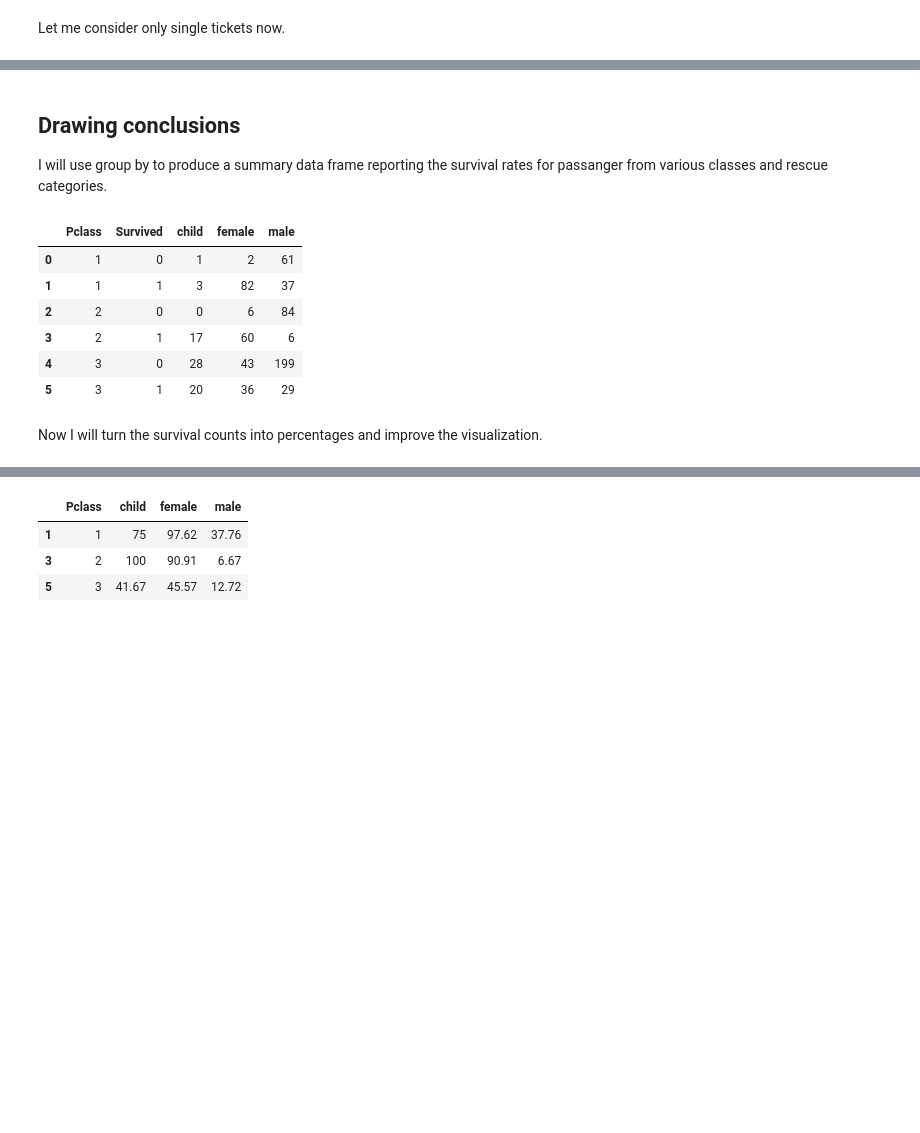
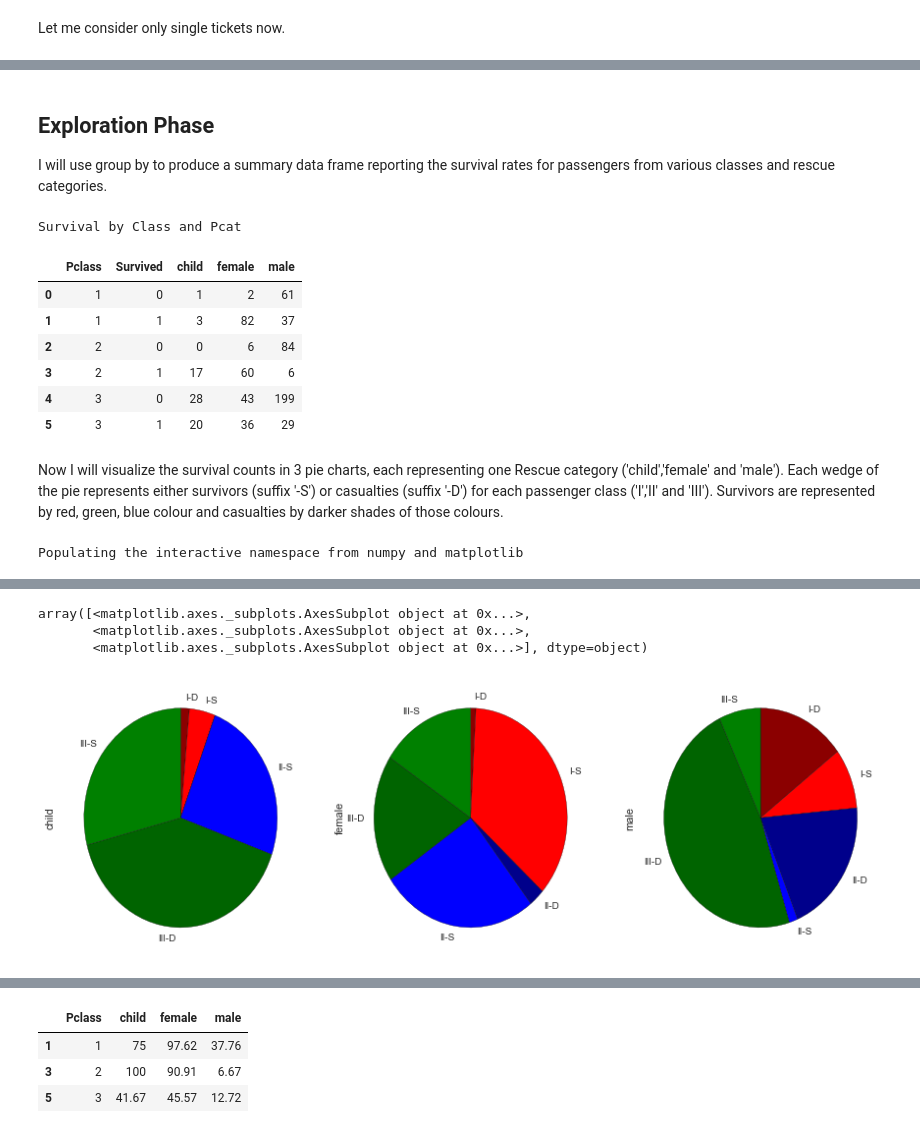
Before and after one commit to popolvar/udacity-dand-P2-titanic, a Jupyter notebook: Konecny P2 - Titanic.ipynb, the cells around one changed output, grey strips where cells are left out. Drawn from its saved outputs; the diff is of its cells as text; code cells hidden in the pictures; blank space fills up the shorter version.

```diff
--- a/Konecny P2 - Titanic.ipynb
+++ b/Konecny P2 - Titanic.ipynb
@@ -420,13 +426,13 @@ passangers_df_age = passangers_df_age.apply(set_child,axis =1)
 # %% [markdown]
-## Drawing conclusions
+## Exploration Phase
 
-I will use group by to produce a summary data frame reporting the survival rates for passanger from various classes and rescue categories.
+I will use group by to produce a summary data frame reporting the survival rates for passengers from various classes and rescue categories.
 # %%
-def get_summary(df,rescat):
-    res = df[df["ResCat"] == rescat]
-    return pd.DataFrame({rescat : res.groupby( ["Pclass","Survived"] ).size()}).reset_index()
+def get_summary(df,Pcat):
+    res = df[df["Pcat"] == Pcat]
+    return pd.DataFrame({Pcat : res.groupby( ["Pclass","Survived"] ).size()}).reset_index()
 
-summary_df_kaggle = get_summary(passangers_df_age,"child")
+summary_df_kaggle = get_summary(passengers_df_age,"child")
 
 #insert the missing row for children from class II who did not survive
 #if I would not add this, subsequent merges would introduce NaN and cast columns to doubles
@@ -446,10 +452,10 @@ summary_df_kaggle.index = range(6)
 #display(summary_df_kaggle)
 
 #merge the diffent rescue classes
-summary_df_kaggle = summary_df_kaggle.merge(get_summary(passangers_df_age,"female"),on = ["Pclass","Survived"])
-summary_df_kaggle = summary_df_kaggle.merge(get_summary(passangers_df_age,"male"),on = ["Pclass","Survived"])
+summary_df_kaggle = summary_df_kaggle.merge(get_summary(passengers_df_age,"female"),on = ["Pclass","Survived"])
+summary_df_kaggle = summary_df_kaggle.merge(get_summary(passengers_df_age,"male"),on = ["Pclass","Survived"])
 
-display(summary_df_kaggle)
+display(summary_df_kaggle.style.set_caption("Survival by Class and Pcat"))
 
 #summary_df_kaggle.loc[2]
 
@@ -459,18 +465,19 @@ display(summary_df_kaggle)
 #missing_row
 
 
-#summary_df_kaggle.merge(get_summary(passangers_df_age,"female"),'right',on = ["Pclass","Survived"]).fillna(0)
+#summary_df_kaggle.merge(get_summary(passengers_df_age,"female"),'right',on = ["Pclass","Survived"]).fillna(0)
 
-#summary_df_kaggle.merge(get_summary(passangers_df_age,"male"),on = ["Pclass","Survived"])
-#summary_df_kaggle.merge(get_summary(passangers_df_age,"child"),'outer', on = ["Pclass","Survived"])
-#get_summary(passangers_df_age,"female").merge(get_summary(passangers_df_age,"male"),'right',on = ["Pclass","Survived"])
-#summary_df_kaggle.merge(get_summary(passangers_df_age,"female"),'right',on = ["Pclass","Survived"])
+#summary_df_kaggle.merge(get_summary(passengers_df_age,"male"),on = ["Pclass","Survived"])
+#summary_df_kaggle.merge(get_summary(passengers_df_age,"child"),'outer', on = ["Pclass","Survived"])
+#get_summary(passengers_df_age,"female").merge(get_summary(passengers_df_age,"male"),'right',on = ["Pclass","Survived"])
+#summary_df_kaggle.merge(get_summary(passengers_df_age,"female"),'right',on = ["Pclass","Survived"])
 
-#get_summary(passangers_df_age,"male")
-#get_summary(passangers_df_age,"female")
+#get_summary(passengers_df_age,"male")
+#get_summary(passengers_df_age,"female")
 
-#summary_df_kaggle_ch = passangers_df_age[].groupby(["Ticket","Age","Fare","SibSp","Parch"]).size().iloc[:50])
+#summary_df_kaggle_ch = passengers_df_age[].groupby(["Ticket","Age","Fare","SibSp","Parch"]).size().iloc[:50])
 # %% [output]
+Survival by Class and Pcat
 |  | Pclass | Survived | child | female | male |
 | 0 | 1 | 0 | 1 | 2 | 61 |
 | 1 | 1 | 1 | 3 | 82 | 37 |
@@ -478,5 +485,20 @@ display(summary_df_kaggle)
 | 3 | 2 | 1 | 17 | 60 | 6 |
 | 4 | 3 | 0 | 28 | 43 | 199 |
 | 5 | 3 | 1 | 20 | 36 | 29 |
-# %% [markdown]
-Now I will turn the survival counts into percentages and improve the visualization.
+# %% [markdown]
+Now I will visualize the survival counts in 3 pie charts, each representing one Rescue category ('child','female' and 'male'). Each wedge of the pie represents either survivors (suffix '-S') or casualties (suffix '-D') for each passenger class ('I','II' and 'III'). Survivors are represented by red, green, blue colour and casualties by darker shades of those colours.
+# %%
+%pylab inline
+
+import seaborn as sns
+
+def draw_pie_chart(df):
+    c_list = ["darkred","red","darkblue","blue","darkgreen","green"]
+    l_list = ["I-D","I-S","II-D","II-S","III-D","III-S"]
+
+    return df[["child","female","male"]].plot.pie(subplots = True, figsize = (15,5), labels = l_list, colors = c_list,\
+              legend =False, startangle = 90.0, counterclock = False)
+
+draw_pie_chart(summary_df_kaggle)
+# %% [output]
+Populating the interactive namespace from numpy and matplotlib
@@ -482,0 +507,4 @@ Now I will turn the survival counts into percentages and improve the visualizati
+array([<matplotlib.axes._subplots.AxesSubplot object at 0x...>,
+       <matplotlib.axes._subplots.AxesSubplot object at 0x...>,
+       <matplotlib.axes._subplots.AxesSubplot object at 0x...>], dtype=object)
+[figure, added]
```
Also changed, not shown: parts of 67 cells of this notebook, 1 other file.
